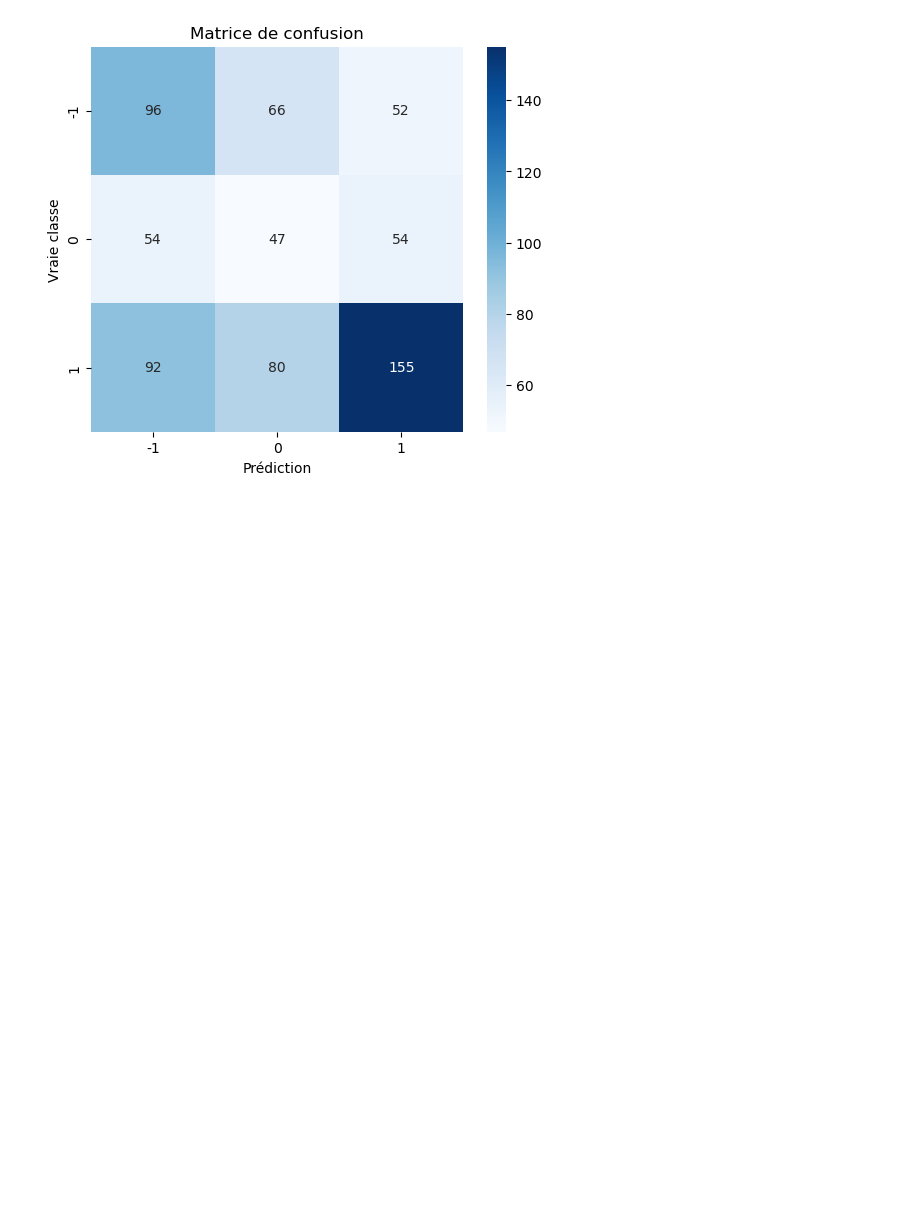
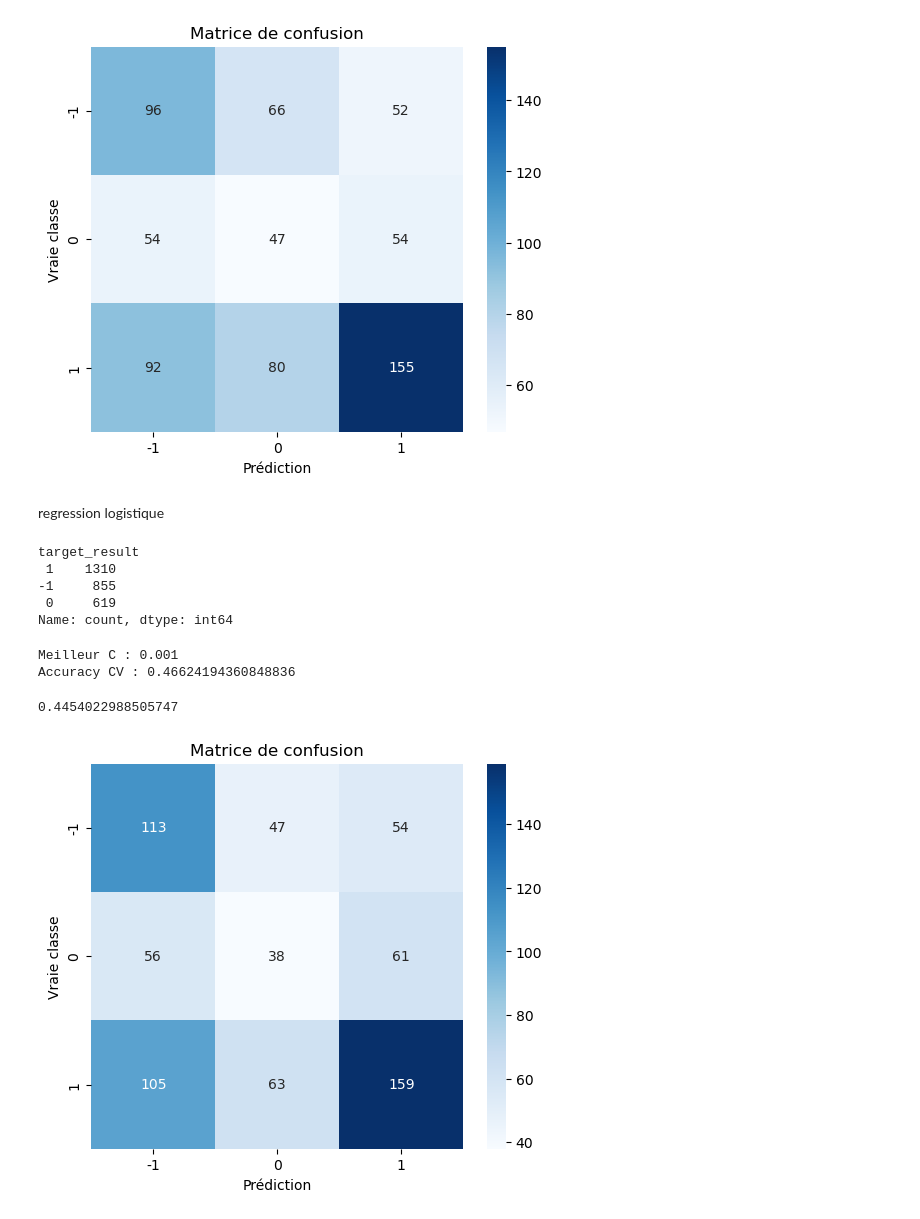
Before and after one commit to kinpintouche-star/football-predictor, a Jupyter notebook: explore_neon_tables_with_model_training.ipynb, the cells around one changed output. Saved outputs shown, nothing was run; the diff lists cells and outputs as text; code cells hidden in the pictures; blank space fills up the shorter version.

```diff
--- a/explore_neon_tables_with_model_training.ipynb
+++ b/explore_neon_tables_with_model_training.ipynb
@@ -648,3 +650,76 @@ plt.title("Matrice de confusion")
 plt.show()
 # %% [output]
 [figure]
+# %% [markdown]
+regression logistique
+# %%
+y_train.value_counts()
+# %% [output]
+target_result
+ 1    1310
+-1     855
+ 0     619
+Name: count, dtype: int64
+# %%
+from sklearn.linear_model import LogisticRegression
+from sklearn.model_selection import GridSearchCV
+
+
+model = LogisticRegression(
+    l1_ratio=0,
+    max_iter=1000,
+    class_weight="balanced"
+)
+
+param_grid = {
+    "C": [0.001, 0.01, 0.1, 1, 10, 100]
+}
+
+grid_log = GridSearchCV(
+    model,
+    param_grid,
+    scoring="accuracy",
+    cv=5,
+    n_jobs=-1
+)
+
+grid_log.fit(X_train, y_train)
+
+print("Meilleur C :", grid_log.best_params_["C"])
+print("Accuracy CV :", grid_log.best_score_)
+# %% [output]
+Meilleur C : 0.001
+Accuracy CV : 0.46624194360848836
+# %%
+from sklearn.metrics import accuracy_score
+
+y_test_pred = grid_log.predict(X_test)
+
+acc = accuracy_score(y_test, y_test_pred)
+
+print(acc)
+# %% [output]
+0.4454022988505747
+# %%
+import seaborn as sns
+from sklearn.metrics import confusion_matrix
+import matplotlib.pyplot as plt
+
+cm = confusion_matrix(y_test, y_test_pred, labels=[-1, 0, 1])
+
+plt.figure(figsize=(6, 5))
+sns.heatmap(
+    cm,
+    annot=True,
+    fmt="d",
+    cmap="Blues",
+    xticklabels=[-1, 0, 1],
+    yticklabels=[-1, 0, 1]
+)
+
+plt.xlabel("Prédiction")
+plt.ylabel("Vraie classe")
+plt.title("Matrice de confusion")
+plt.show()
+# %% [output]
+[figure, added]
```
Also changed, not shown: parts of 9 cells of this notebook, 9 other files.
